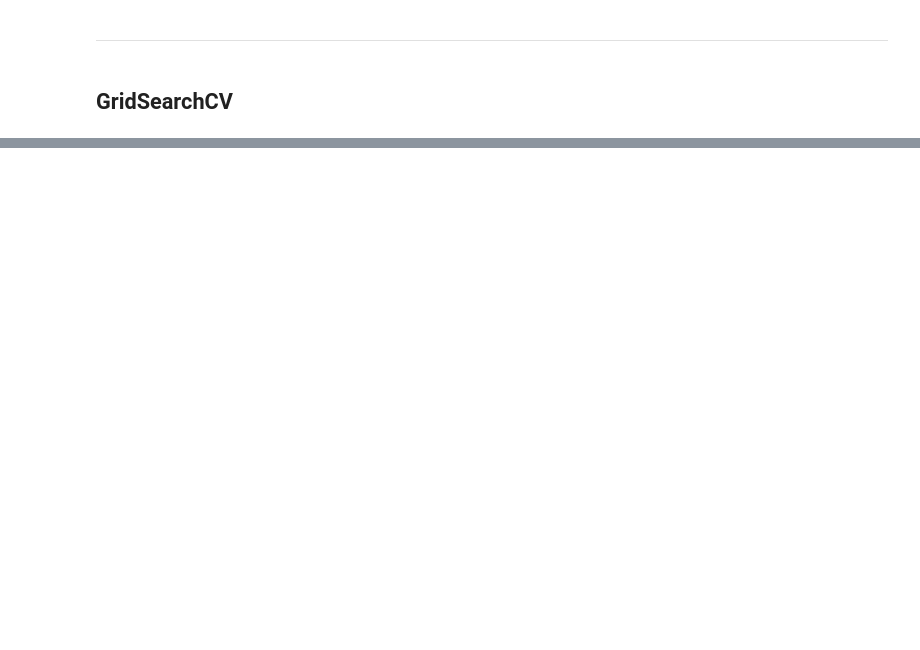
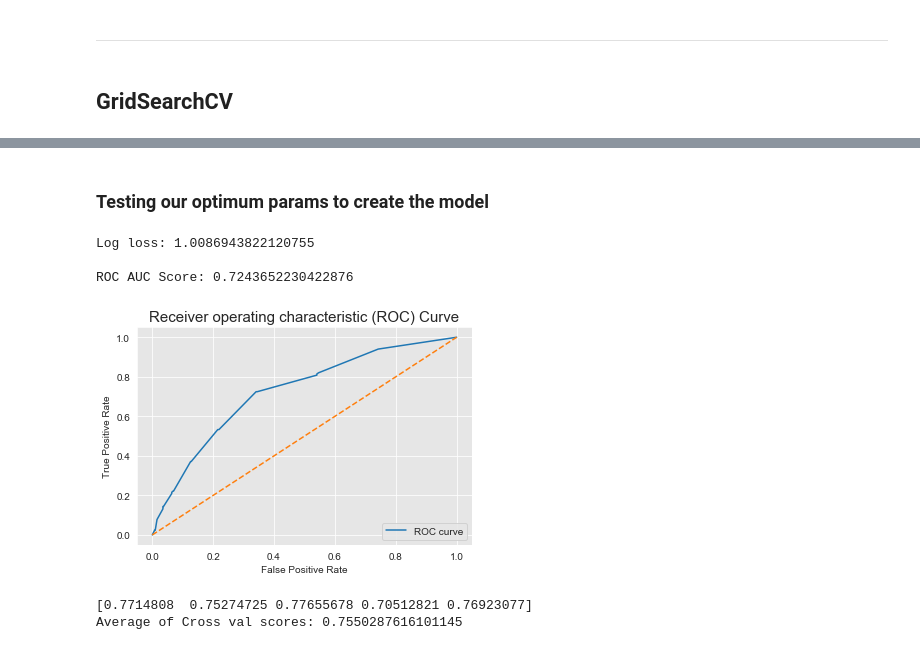
Before and after one commit to jnawjux/board_game_rank_classifier, a Jupyter notebook: final.ipynb, the cells around one changed output, grey strips where cells are left out. Drawn from its saved outputs; the diff is of its cells as text; code cells hidden in the pictures; blank space fills up the shorter version.

```diff
--- a/final.ipynb
+++ b/final.ipynb
@@ -523,0 +496,45 @@ gs_forest.best_params_
+# %% [markdown]
+### Testing our optimum params to create the model
+# %%
+np.random.seed(123)
+
+forest_optimum = RandomForestClassifier(criterion='gini',
+                                        max_depth=None,
+                                        min_samples_leaf=2,
+                                        min_samples_split=5,
+                                        n_estimators=35)
+
+forest_optimum.fit(X_train, y_train)
+
+y_pred_forest_optimum = forest.predict_proba(X_test)
+# %%
+# Seaborn's beautiful styling
+sns.set_style("darkgrid", {"axes.facecolor": ".9"})
+
+print(f"Log loss: {log_loss(y_test, y_pred_forest_optimum)}")
+print(f"\nROC AUC Score: {roc_auc_score(y_test, y_pred_forest_optimum[:,1])}")
+fpr, tpr, thresholds = roc_curve(y_test, y_pred_forest_optimum[:,1])
+
+# Plot of ROC Curve
+plt.plot(fpr, tpr, label='ROC curve')
+
+# This is just a diagonal
+plt.plot([0, 1], [0, 1], linestyle='--');
+plt.xlabel('False Positive Rate')
+plt.ylabel('True Positive Rate')
+plt.legend(loc="lower right")
+plt.title('Receiver operating characteristic (ROC) Curve', fontsize=15)
+plt.show;
+# %% [output]
+Log loss: 1.0086943822120755
+
+ROC AUC Score: 0.7243652230422876
+[figure, added]
+# %%
+# Checking the Cross Validation Score
+cross_val_forest_optimum = cross_val_score(forest_optimum, X, y, cv=5)
+print(cross_val_forest_optimum)
+print(f"Average of Cross val scores: {sum(cross_val_forest_optimum/len(cross_val_forest_optimum))}")
+# %% [output]
+[0.7714808  0.75274725 0.77655678 0.70512821 0.76923077]
+Average of Cross val scores: 0.7550287616101145
```
Also changed, not shown: parts of 24 cells of this notebook.
